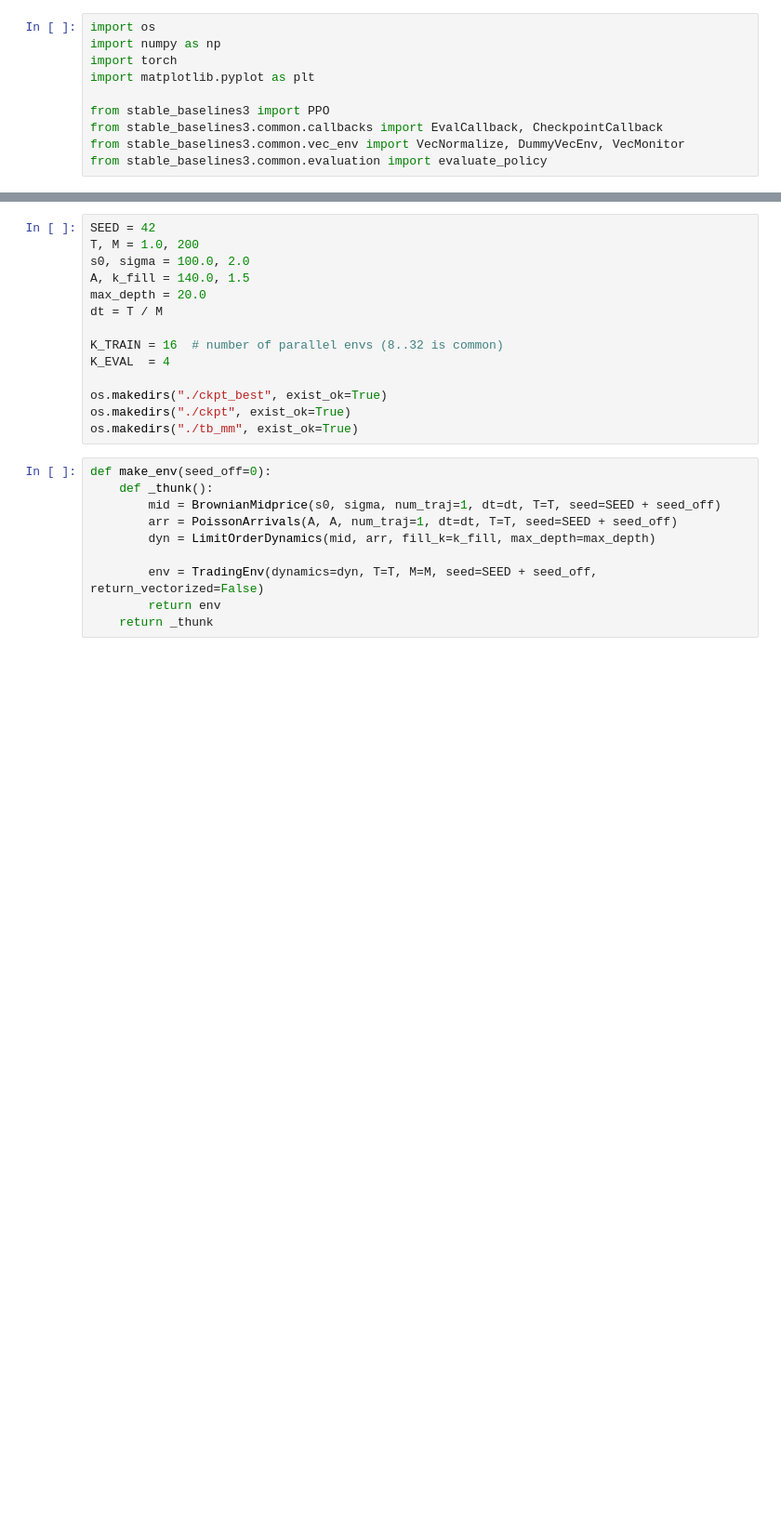
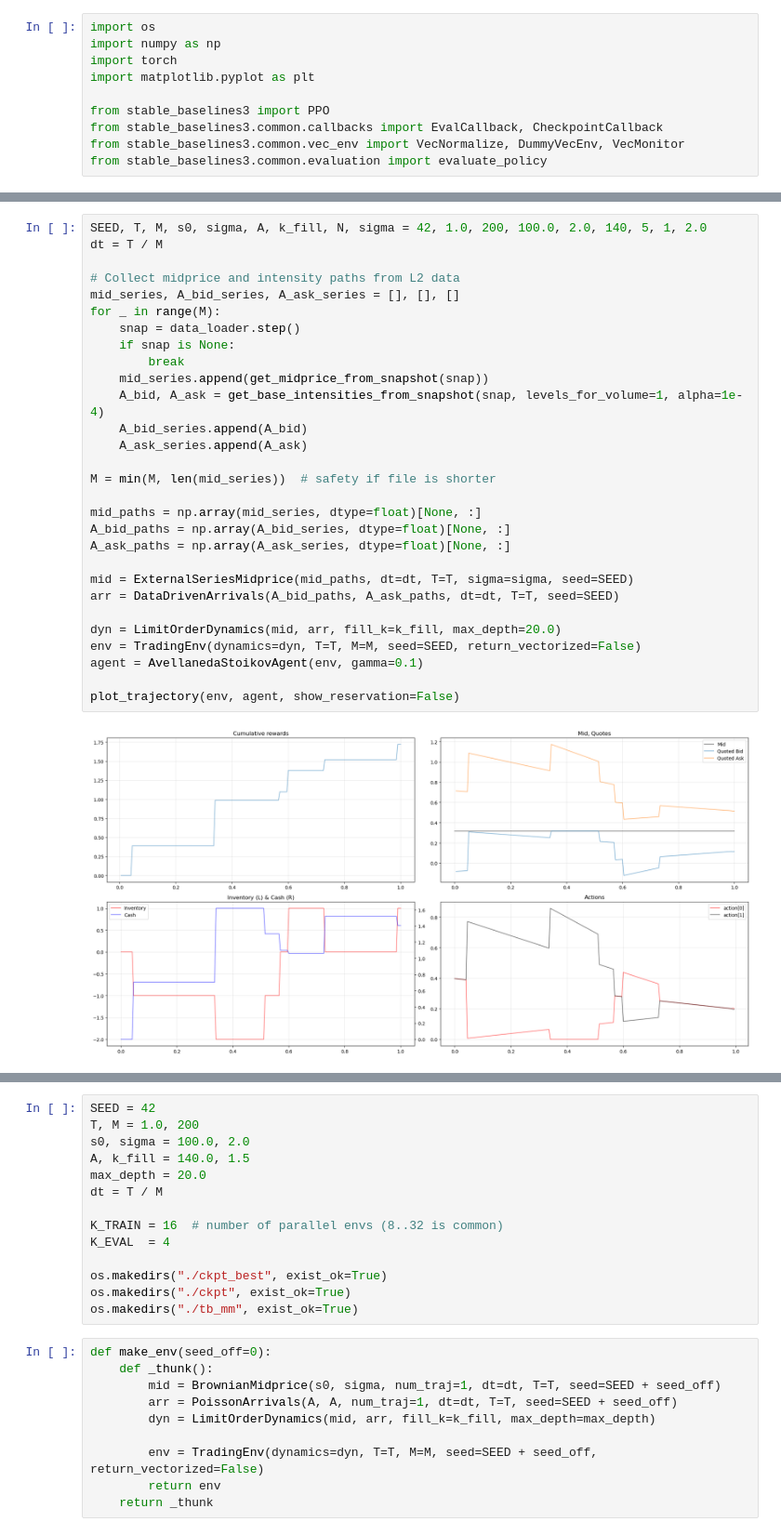
Before and after one commit to AA-ron2/Thesis_AI4Trading, a Jupyter notebook: test.ipynb, the cells around one changed output, grey strips where cells are left out. Shown at 93% size. Cells and saved outputs as stored; diff of their text form; blank space fills up the shorter version.

```diff
--- a/test.ipynb
+++ b/test.ipynb
@@ -25,3 +99,34 @@ from envs.SB3tradingenv import SB3TradingVecEnv
+# %%
+SEED, T, M, s0, sigma, A, k_fill, N, sigma = 42, 1.0, 200, 100.0, 2.0, 140, 5, 1, 2.0
+dt = T / M
+
+# Collect midprice and intensity paths from L2 data
+mid_series, A_bid_series, A_ask_series = [], [], []
+for _ in range(M):
+    snap = data_loader.step()
+    if snap is None:
+        break
+    mid_series.append(get_midprice_from_snapshot(snap))
+    A_bid, A_ask = get_base_intensities_from_snapshot(snap, levels_for_volume=1, alpha=1e-4)
+    A_bid_series.append(A_bid)
+    A_ask_series.append(A_ask)
+
+M = min(M, len(mid_series))  # safety if file is shorter
+
+mid_paths = np.array(mid_series, dtype=float)[None, :]
+A_bid_paths = np.array(A_bid_series, dtype=float)[None, :]
+A_ask_paths = np.array(A_ask_series, dtype=float)[None, :]
+
+mid = ExternalSeriesMidprice(mid_paths, dt=dt, T=T, sigma=sigma, seed=SEED)
+arr = DataDrivenArrivals(A_bid_paths, A_ask_paths, dt=dt, T=T, seed=SEED)
+
+dyn = LimitOrderDynamics(mid, arr, fill_k=k_fill, max_depth=20.0)
+env = TradingEnv(dynamics=dyn, T=T, M=M, seed=SEED, return_vectorized=False)
+agent = AvellanedaStoikovAgent(env, gamma=0.1)
+
+plot_trajectory(env, agent, show_reservation=False)
+# %% [output]
+[figure, added]
 # %%
 SEED, T, M, s0, sigma, A, k_fill, N = 42, 1.0, 200, 100.0, 2.0, 140, 5, 1
 dt = T / M
```
Also changed, not shown: parts of 6 cells of this notebook, 3 other files.
